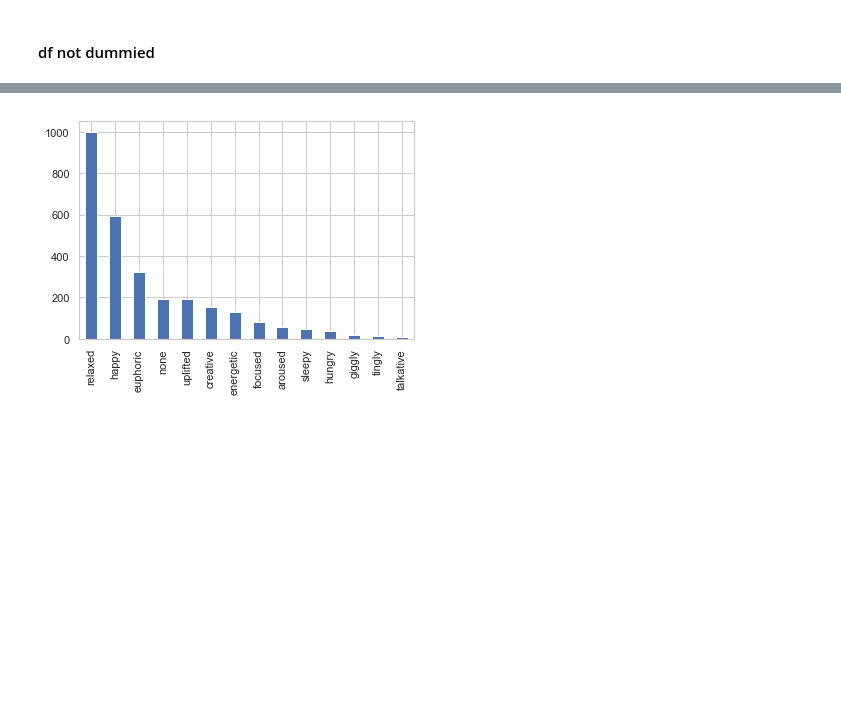
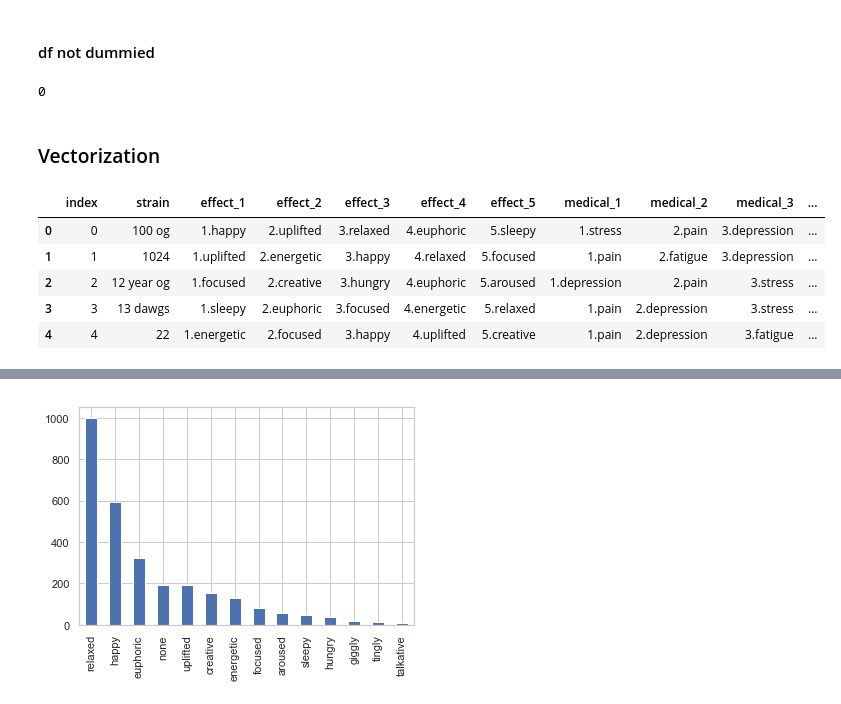
Before and after one commit to TaraRosen/cannabis_recommendation_engine, a Jupyter notebook: Cannabis Recommender - DS042219 - Final Project2.ipynb, the cells around one changed output, grey strips where cells are left out. Drawn from its saved outputs; the diff is of its cells as text; code cells hidden in the pictures; blank space fills up the shorter version.

```diff
--- a/Cannabis Recommender - DS042219 - Final Project2.ipynb
+++ b/Cannabis Recommender - DS042219 - Final Project2.ipynb
@@ -1058,3 +1129,7 @@ to_drop = ['review_total', 'parent_1', 'parent_2',
            'parent_6', 'parent_7']
 
 unedited_df.drop(to_drop, axis=1, inplace=True)
+# %%
+unedited_df.duplicated().sum()
+# %% [output]
+0
@@ -1079,0 +1194,2 @@ clean(unedited_df, 'flavor_3')
+# %% [markdown]
+### Vectorization
@@ -1079,0 +1203,9 @@ clean(unedited_df, 'flavor_3')
+# %%
+unedited_df.head()
+# %% [output]
+|  | index | strain | effect_1 | effect_2 | effect_3 | effect_4 | effect_5 | medical_1 | medical_2 | medical_3 | ... |
+| 0 | 0 | 100 og | 1.happy | 2.uplifted | 3.relaxed | 4.euphoric | 5.sleepy | 1.stress | 2.pain | 3.depression | ... |
+| 1 | 1 | 1024 | 1.uplifted | 2.energetic | 3.happy | 4.relaxed | 5.focused | 1.pain | 2.fatigue | 3.depression | ... |
+| 2 | 2 | 12 year og | 1.focused | 2.creative | 3.hungry | 4.euphoric | 5.aroused | 1.depression | 2.pain | 3.stress | ... |
+| 3 | 3 | 13 dawgs | 1.sleepy | 2.euphoric | 3.focused | 4.energetic | 5.relaxed | 1.pain | 2.depression | 3.stress | ... |
+| 4 | 4 | 22 | 1.energetic | 2.focused | 3.happy | 4.uplifted | 5.creative | 1.pain | 2.depression | 3.fatigue | ... |
```
Also changed, not shown: parts of 45 cells of this notebook, 1 other file.
